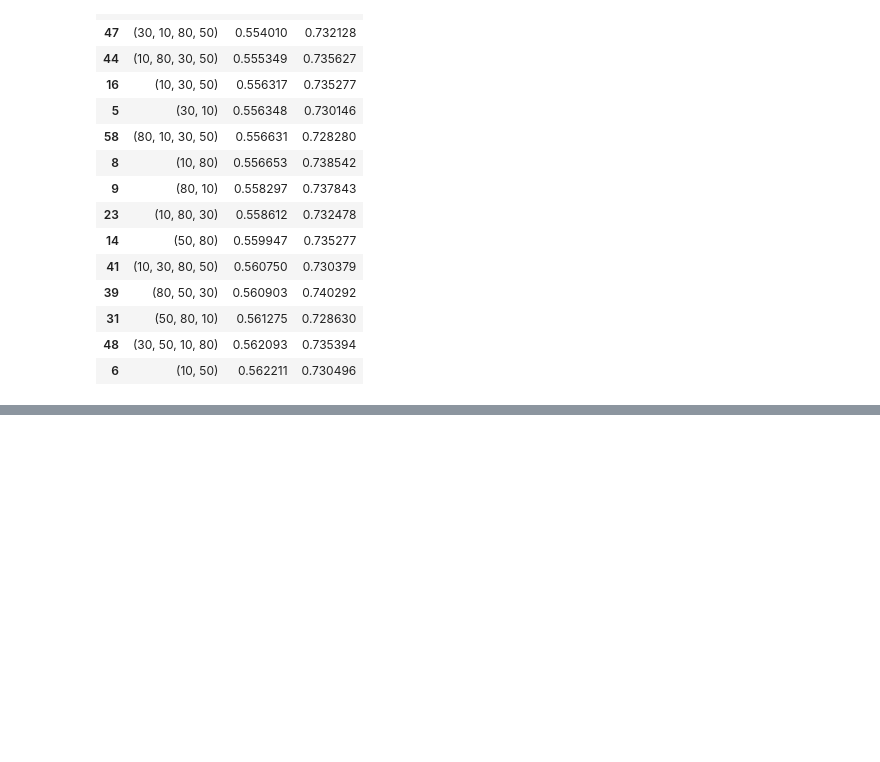
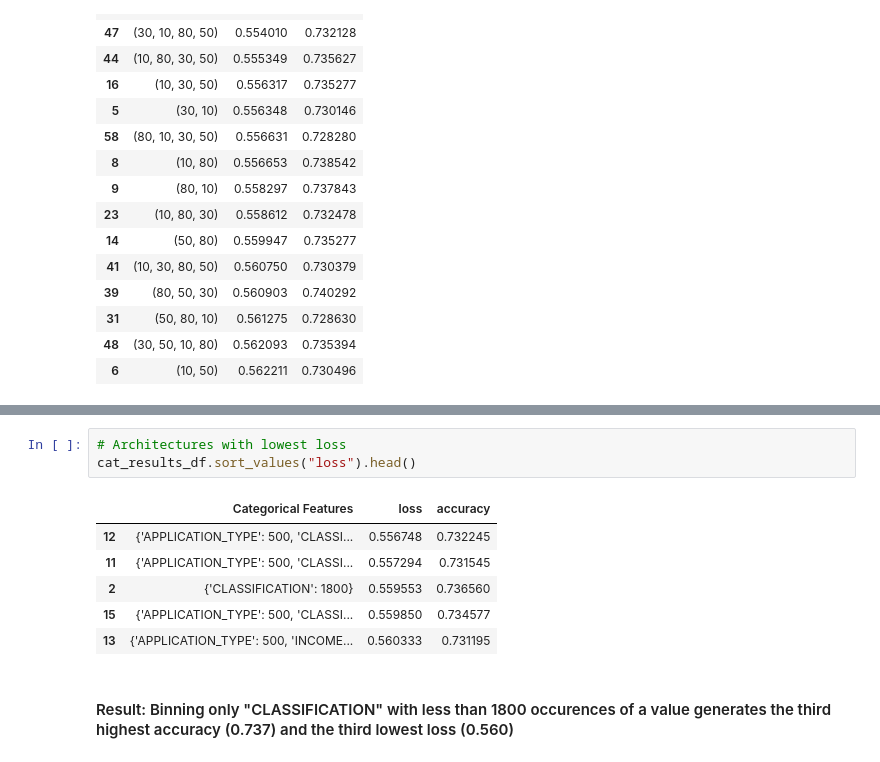
Before and after one commit to jsheppard95/Neural_Network_Charity_Analysis, a Jupyter notebook: AlphabetSoupCharity.ipynb, the cells around one changed output, grey strips where cells are left out. Saved outputs shown, nothing was run; the diff lists cells and outputs as text; blank space fills up the shorter version.

```diff
--- a/AlphabetSoupCharity.ipynb
+++ b/AlphabetSoupCharity.ipynb
@@ -893,0 +1033,12 @@ arch_results_df.sort_values("loss").head(15)
+# %%
+# Architectures with lowest loss
+cat_results_df.sort_values("loss").head()
+# %% [output]
+|  | Categorical Features | loss | accuracy |
+| 12 | {'APPLICATION_TYPE': 500, 'CLASSI... | 0.556748 | 0.732245 |
+| 11 | {'APPLICATION_TYPE': 500, 'CLASSI... | 0.557294 | 0.731545 |
+| 2 | {'CLASSIFICATION': 1800} | 0.559553 | 0.736560 |
+| 15 | {'APPLICATION_TYPE': 500, 'CLASSI... | 0.559850 | 0.734577 |
+| 13 | {'APPLICATION_TYPE': 500, 'INCOME... | 0.560333 | 0.731195 |
+# %% [markdown]
+#### Result: Binning only "CLASSIFICATION" with less than 1800 occurences of a value generates the third highest accuracy (0.737) and the third lowest loss (0.560)
```
Also changed, not shown: parts of 12 cells of this notebook.
